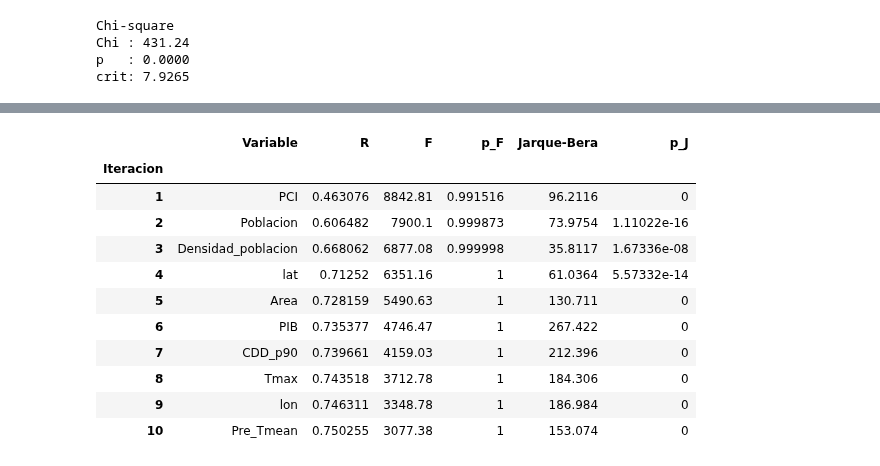
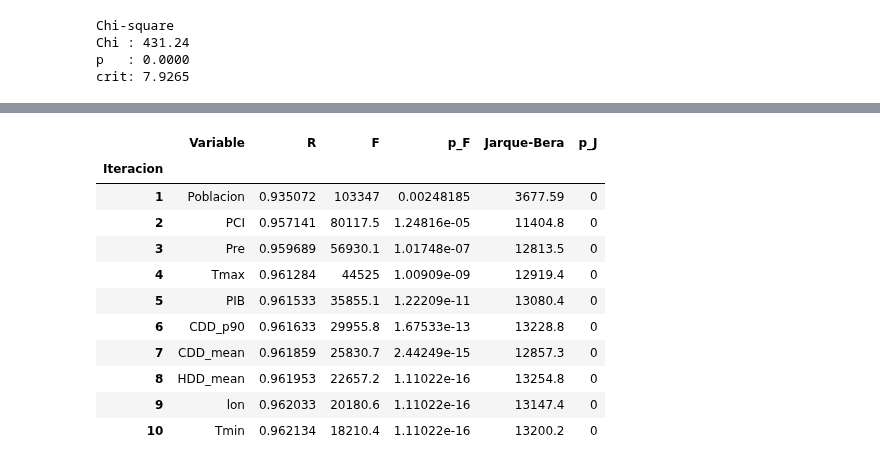
Before and after one commit to rodrigoms95/analisis-datos-22-1, a Jupyter notebook: code/Proyecto/Regresion_Consumo_Usuario.ipynb, the cells around one changed output, grey strips where cells are left out. Cells and saved outputs as stored; diff of their text form; code cells hidden in the pictures.

```diff
--- a/code/Proyecto/Regresion_Consumo_Usuario.ipynb
+++ b/code/Proyecto/Regresion_Consumo_Usuario.ipynb
@@ -19,7 +21,7 @@ var = "Consumo"
 path = "/content/drive/MyDrive/Colab/Subsidio_electricidad/"
 path_data = path + "data/Actual/data_yearly.csv"
 
-path_r = path + "/Graficas"
+path_r = path + "/Graficas/"
 
 df = pd.read_csv( path_data )
 df = df.where(df.notna(), 0)
@@ -53,9 +55,9 @@ print(df.loc[7491, "NOM_MUN"])
 print(df.loc[7302, "NOM_MUN"])
 print(df.loc[11258, "NOM_MUN"])
 df.drop(
-    [ 11257, 11258, 11259, 11260, 11261, 11262, 11263,
-      7301, 7302, 7303, 7304, 7305, 7306, 7307,
-      7490, 7491, 7492, 7493, 7494, 7495, 7496
+    [ 11257, 11258, 11259, 11260, 11261, 11262, 11263
+    , 7301, 7302, 7303, 7304, 7305, 7306, 7307
+    , 7490, 7491, 7492, 7493, 7494, 7495, 7496
     , 1946, 1947, 1948, 1949, 1950, 1951, 1952
     ], inplace = True)
 
@@ -288,0 +331,12 @@ crit: 7.9265
+# %%
+col = ["PCI", 'Poblacion', "Densidad_poblacion",
+    "CDD_mean", "Pre_Tmean"]
+name = ["log PCI", 'Población', "log densidad de población",
+    "log CDD mean", "Pre Tmean"]
+
+for i in range(len(col)):
+    fig, ax = plt.subplots()
+    ax.scatter(x[col[i]], y, s = 1, alpha = 0.2)
+    ax.set_xlabel(name[i])
+    ax.set_ylabel("log consumo")
+    fig.savefig(path_r + "scatter_" + col[i] + ".png")
@@ -289,24 +349,11 @@ crit: 7.9265
+# %%
+]# Separamos en conjuntos de entrenamiento y de prueba.
+x_train, x_test, y, y_test = train_test_split(
+    x, y, test_size = 0.3 )
 # %%
 # Selección hacia adelante.
 
-# Sistema.
-df_2 = df.copy()
-
-# Features.
-x = df_2.iloc[:, 1:19].copy()
-#x.drop(columns = "Area", inplace = True)
-#x.drop(columns = "lon", inplace = True)
-#x.drop(columns = "lat", inplace = True)
-#x.drop(columns = "PIB", inplace = True)
-
-x["HDD_mean"] = np.log(  - x["HDD_mean"]     )
-x["CDD_mean"] = np.log(    x["CDD_mean"]     )
-x["PCI"] = np.log( x["PCI"] )
-x["Densidad_poblacion"] = np.log(
-    x["Densidad_poblacion"] )
-
-# Predictando.
-y = np.log(df_2[var])
+x = x_train.copy()
 YY = np.array([y]).T
 
 # Variables para la tabla final.
@@ -363,42 +410,42 @@ for p in range(10):
         F.append( ( SST - SSE ) / ( Se ** 2 * k ) )
         jarque.append( stats.jarque_bera(res)[0] )
         p_jarq.append( stats.jarque_bera(res)[1] )
 
     # Seleccionamos la variable con mayor R.
     R_j.append( max( R ) )
     ind = R.index( R_j[-1] )
     F_j.append( F[ ind ] )
-    p_F.append( stats.f.cdf( F_j[-1],
+    p_F.append( 1 - stats.f.cdf( F_j[-1],
         y.shape[0] - k - 1, k ) )
     x_j.append( x.iloc[ : , ind ] )
     names.append( x_j[-1].name )
     J_j.append( jarque[ ind ] )
     p_J.append( p_jarq[ ind ] )
 
     x.drop(columns = names[-1], inplace = True)
 
 # Resultados.
 result = pd.DataFrame( [ names, R_j, F_j,
      p_F, J_j, p_J ] ).transpose()
 result.rename( columns = {
     0: "Variable", 1: "R", 2: "F",
     3:"p_F", 4: "Jarque-Bera", 5: "p_J"
     }, inplace = True )
 result.index.rename("Iteracion", inplace = True)
 result.index += 1
 
 result
 # %% [output]
 |  | Variable | R | F | p_F | Jarque-Bera | p_J |
 | Iteracion |  |  |  |  |  |  |
-| 1 | PCI | 0.463076 | 8842.81 | 0.991516 | 96.2116 | 0 |
-| 2 | Poblacion | 0.606482 | 7900.1 | 0.999873 | 73.9754 | 1.11022e-16 |
-| 3 | Densidad_poblacion | 0.668062 | 6877.08 | 0.999998 | 35.8117 | 1.67336e-08 |
-| 4 | lat | 0.71252 | 6351.16 | 1 | 61.0364 | 5.57332e-14 |
-| 5 | Area | 0.728159 | 5490.63 | 1 | 130.711 | 0 |
-| 6 | PIB | 0.735377 | 4746.47 | 1 | 267.422 | 0 |
-| 7 | CDD_p90 | 0.739661 | 4159.03 | 1 | 212.396 | 0 |
-| 8 | Tmax | 0.743518 | 3712.78 | 1 | 184.306 | 0 |
-| 9 | lon | 0.746311 | 3348.78 | 1 | 186.984 | 0 |
-| 10 | Pre_Tmean | 0.750255 | 3077.38 | 1 | 153.074 | 0 |
+| 1 | Poblacion | 0.935072 | 103347 | 0.00248185 | 3677.59 | 0 |
+| 2 | PCI | 0.957141 | 80117.5 | 1.24816e-05 | 11404.8 | 0 |
+| 3 | Pre | 0.959689 | 56930.1 | 1.01748e-07 | 12813.5 | 0 |
+| 4 | Tmax | 0.961284 | 44525 | 1.00909e-09 | 12919.4 | 0 |
+| 5 | PIB | 0.961533 | 35855.1 | 1.22209e-11 | 13080.4 | 0 |
+| 6 | CDD_p90 | 0.961633 | 29955.8 | 1.67533e-13 | 13228.8 | 0 |
+| 7 | CDD_mean | 0.961859 | 25830.7 | 2.44249e-15 | 12857.3 | 0 |
+| 8 | HDD_mean | 0.961953 | 22657.2 | 1.11022e-16 | 13254.8 | 0 |
+| 9 | lon | 0.962033 | 20180.6 | 1.11022e-16 | 13147.4 | 0 |
+| 10 | Tmin | 0.962134 | 18210.4 | 1.11022e-16 | 13200.2 | 0 |
 # %%
```
Also changed, not shown: parts of 10 cells of this notebook.
